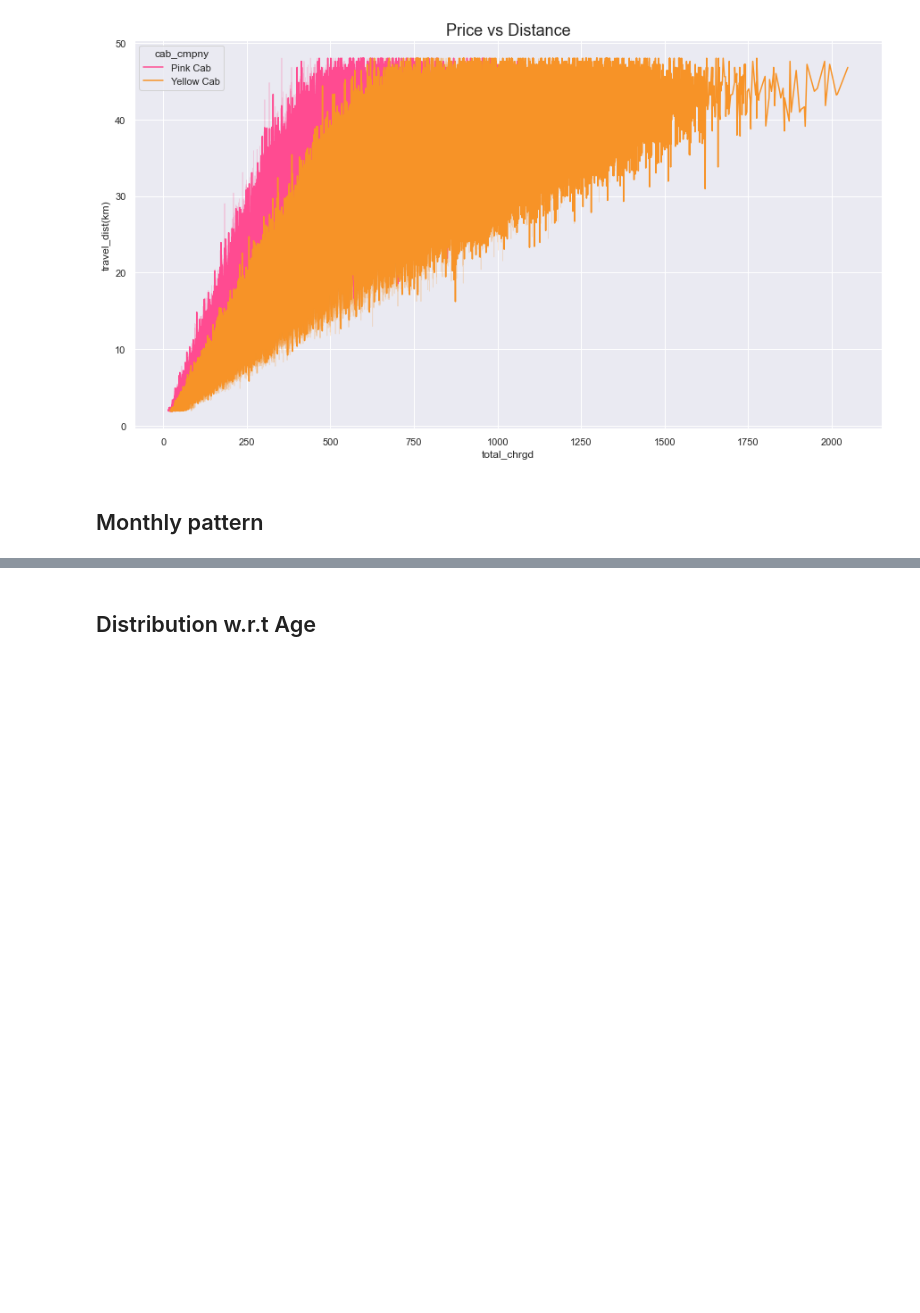
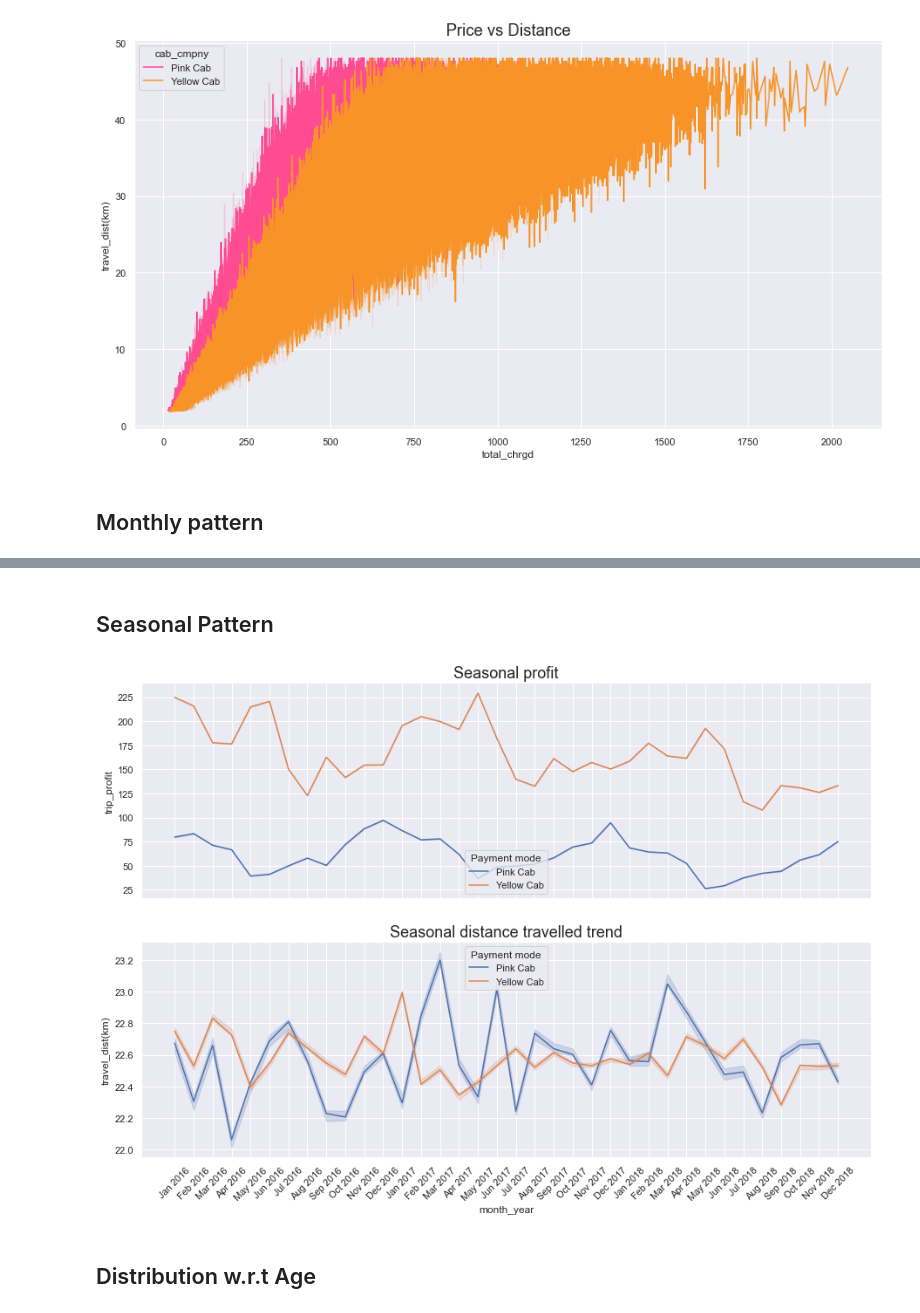
Before and after one commit to Ashish-Sasna/Data-Glacier, a Jupyter notebook: Week 2/Scripts/G2M_Insights.ipynb, the cells around one changed output, grey strips where cells are left out. Saved outputs shown, nothing was run; the diff lists cells and outputs as text; code cells hidden in the pictures; blank space fills up the shorter version.

```diff
--- a/Week 2/Scripts/G2M_Insights.ipynb
+++ b/Week 2/Scripts/G2M_Insights.ipynb
@@ -700,3 +706,34 @@ plt.subplots_adjust(hspace=0.3)
+# %% [markdown]
+## Seasonal Pattern
+# %%
+figure, ax = plt.subplots(2,
+                         figsize=(15,10),
+                         sharex=True)
+
+sns.lineplot(x='month_year',
+             y='trip_profit',
+             hue='cab_cmpny',
+             data=final_df,
+             ci=10,
+             ax=ax[0])
+ax[0].legend(loc='lower center', title='Payment mode')
+ax[0].set_title('Seasonal profit',
+             fontsize=18)
+
+sns.lineplot(x='month_year',
+             y='travel_dist(km)',
+             hue='cab_cmpny',
+             data=final_df,
+             ci=10,
+             ax=ax[1])
+ax[1].legend(loc='upper center', title='Payment mode')
+ax[1].set_title('Seasonal distance travelled trend',
+             fontsize=18)
+
+plt.xticks(rotation=45)
+plt.show()
+# %% [output]
+[figure, added]
 # %% [markdown]
 ## Distribution w.r.t Age
 # %%
```
Also changed, not shown: parts of 9 cells of this notebook, 1 other file.
